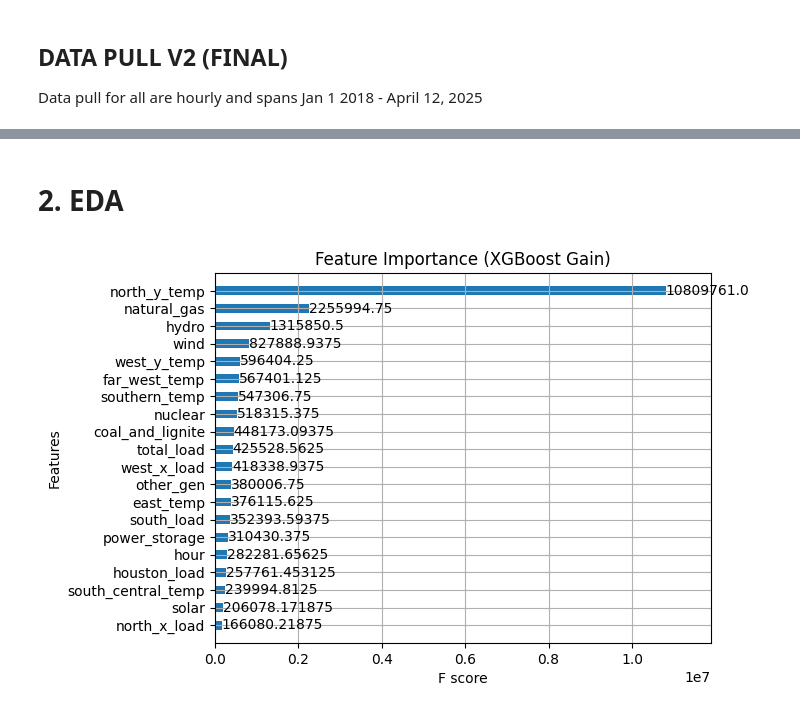
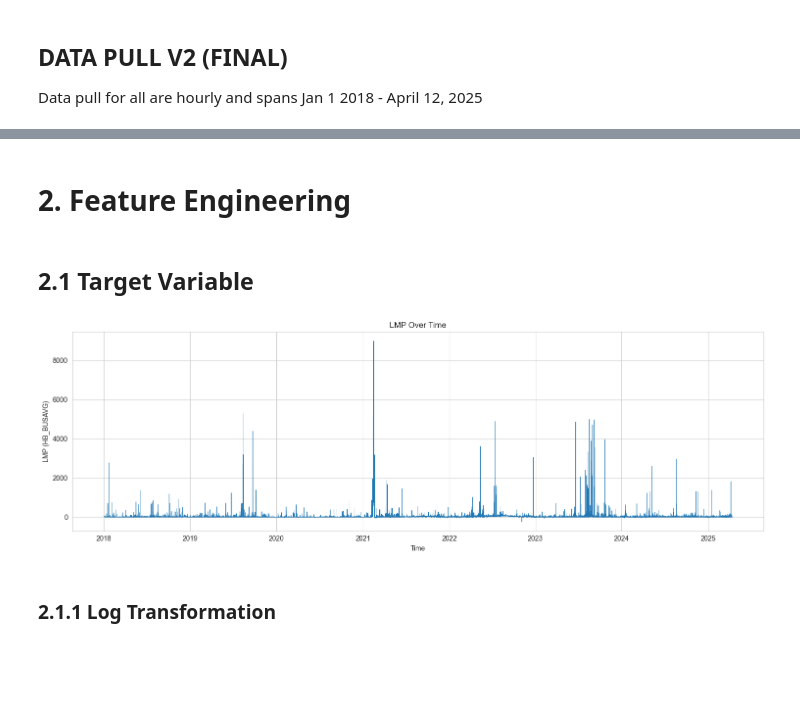
Before and after one commit to jessalynlc/IDS705_final_project, a Jupyter notebook: data_scrape.ipynb, the cells around one changed output, grey strips where cells are left out. Saved outputs shown, nothing was run; the diff lists cells and outputs as text; code cells hidden in the pictures; blank space fills up the shorter version.

```diff
--- a/data_scrape.ipynb
+++ b/data_scrape.ipynb
@@ -319,31 +273,2 @@ PermissionError: [Errno 13] Permission denied: 'all_hourly_data.csv'
 # %% [markdown]
-# 2. EDA
+# 2. Feature Engineering
-# %%
-import pandas as pd
-import xgboost as xgb
-import matplotlib.pyplot as plt
-from sklearn.model_selection import train_test_split
-
-# 读取数据
-df = pd.read_csv('all_hourly_data.csv')
-
-# 删除时间戳
-df = df.drop(columns=['interval_start_local', 'date'])
-
-# 划分特征和标签
-X = df.drop(columns=['lmp_HB_BUSAVG'])
-y = df['lmp_HB_BUSAVG']
-
-# 划分训练集和测试集
-X_train, X_test, y_train, y_test = train_test_split(X, y, test_size=0.2, random_state=42)
-
-# 训练模型
-model = xgb.XGBRegressor(objective='reg:squarederror', n_estimators=100)
-model.fit(X_train, y_train)
-
-# 画 feature importance
-xgb.plot_importance(model, importance_type='gain', max_num_features=20, height=0.5)
-plt.title("Feature Importance (XGBoost Gain)")
-plt.show()
-# %% [output]
-[figure, removed]
@@ -349,0 +281,26 @@ plt.show()
+# %% [markdown]
+## 2.1 Target Variable
+# %%
+import pandas as pd
+import matplotlib.pyplot as plt
+
+#
+df = pd.read_csv('all_hourly_data.csv')
+
+#
+df['interval_start_local'] = pd.to_datetime(df['interval_start_local'])
+
+#
+df = df.sort_values('interval_start_local')
+
+#
+plt.figure(figsize=(15, 5))
+plt.plot(df['interval_start_local'], df['lmp_HB_BUSAVG'], linewidth=0.5)
+plt.xlabel('Time')
+plt.ylabel('LMP (HB_BUSAVG)')
+plt.title('LMP Over Time')
+plt.grid(True)
+plt.tight_layout()
+plt.show()
+# %% [output]
+[figure, added]
@@ -349,0 +392,2 @@ plt.show()
+# %% [markdown]
+### 2.1.1 Log Transformation
```
Also changed, not shown: parts of 38 cells of this notebook, 34 other files.
